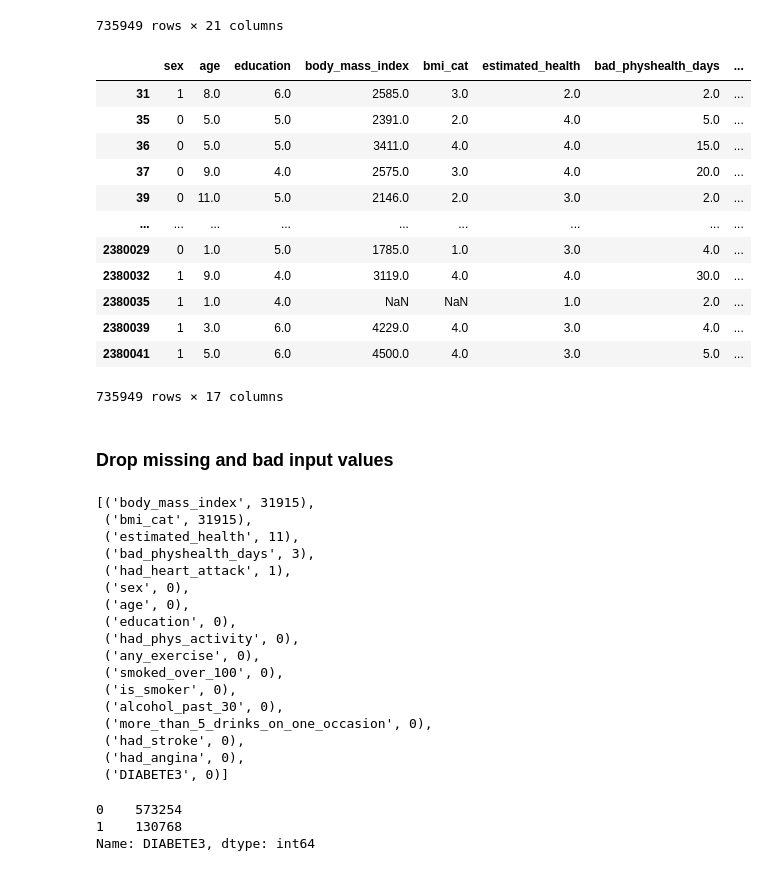
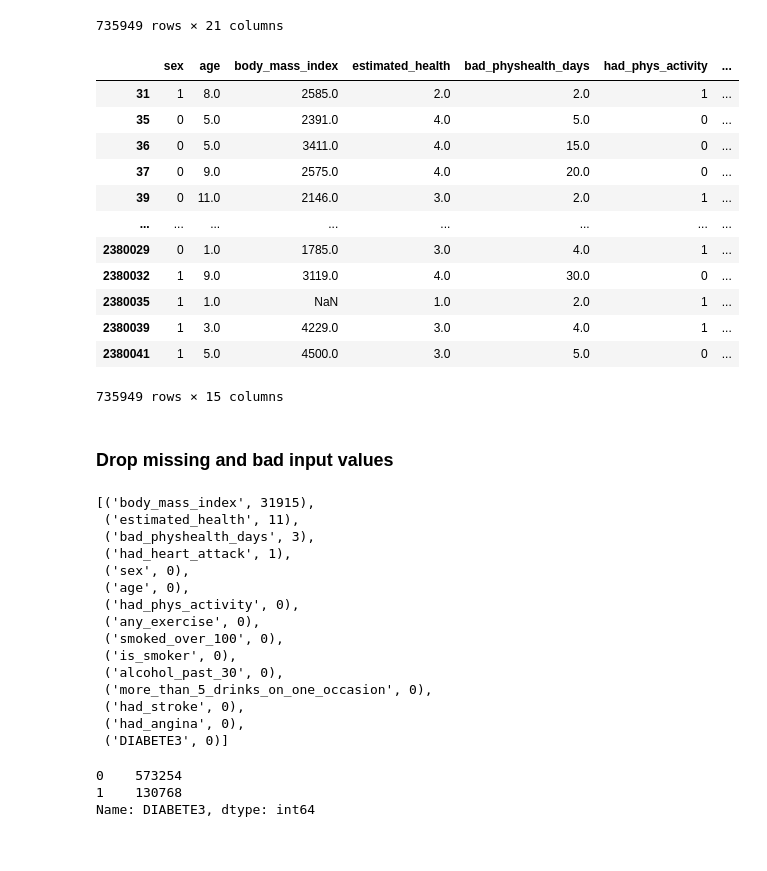
Before and after one commit to n-hundenborn/diabetes-forecasting, a Jupyter notebook: dev_model_training.ipynb, the cells around one changed output. Cells and saved outputs as stored; diff of their text form; code cells hidden in the pictures.

```diff
--- a/dev_model_training.ipynb
+++ b/dev_model_training.ipynb
@@ -181,32 +181,32 @@ df_filtered
 # %%
 selected_features = [
     "age",
     "body_mass_index",
     "estimated_health",
     "bad_physhealth_days",
     "had_phys_activity",
     "is_smoker",
 ]
 
-feature_list = [feature for feature in renames if feature not in ['more_than_5_drinks','average_drinks', 'smokes_daily','one_drink_per_day_month_last_30']]
+feature_list = [feature for feature in renames if feature not in ['more_than_5_drinks','average_drinks', 'smokes_daily','one_drink_per_day_month_last_30', 'bmi_cat', 'education']]
 
 df_filtered = df_filtered.loc[:, feature_list + [target_name]]
 
 df_filtered
 # %% [output]
-|  | sex | age | education | body_mass_index | bmi_cat | estimated_health | bad_physhealth_days | ... |
-| 31 | 1 | 8.0 | 6.0 | 2585.0 | 3.0 | 2.0 | 2.0 | ... |
-| 35 | 0 | 5.0 | 5.0 | 2391.0 | 2.0 | 4.0 | 5.0 | ... |
-| 36 | 0 | 5.0 | 5.0 | 3411.0 | 4.0 | 4.0 | 15.0 | ... |
-| 37 | 0 | 9.0 | 4.0 | 2575.0 | 3.0 | 4.0 | 20.0 | ... |
-| 39 | 0 | 11.0 | 5.0 | 2146.0 | 2.0 | 3.0 | 2.0 | ... |
-| ... | ... | ... | ... | ... | ... | ... | ... | ... |
-| 2380029 | 0 | 1.0 | 5.0 | 1785.0 | 1.0 | 3.0 | 4.0 | ... |
-| 2380032 | 1 | 9.0 | 4.0 | 3119.0 | 4.0 | 4.0 | 30.0 | ... |
-| 2380035 | 1 | 1.0 | 4.0 | NaN | NaN | 1.0 | 2.0 | ... |
-| 2380039 | 1 | 3.0 | 6.0 | 4229.0 | 4.0 | 3.0 | 4.0 | ... |
-| 2380041 | 1 | 5.0 | 6.0 | 4500.0 | 4.0 | 3.0 | 5.0 | ... |
+|  | sex | age | body_mass_index | estimated_health | bad_physhealth_days | had_phys_activity | ... |
+| 31 | 1 | 8.0 | 2585.0 | 2.0 | 2.0 | 1 | ... |
+| 35 | 0 | 5.0 | 2391.0 | 4.0 | 5.0 | 0 | ... |
+| 36 | 0 | 5.0 | 3411.0 | 4.0 | 15.0 | 0 | ... |
+| 37 | 0 | 9.0 | 2575.0 | 4.0 | 20.0 | 0 | ... |
+| 39 | 0 | 11.0 | 2146.0 | 3.0 | 2.0 | 1 | ... |
+| ... | ... | ... | ... | ... | ... | ... | ... |
+| 2380029 | 0 | 1.0 | 1785.0 | 3.0 | 4.0 | 1 | ... |
+| 2380032 | 1 | 9.0 | 3119.0 | 4.0 | 30.0 | 0 | ... |
+| 2380035 | 1 | 1.0 | NaN | 1.0 | 2.0 | 1 | ... |
+| 2380039 | 1 | 3.0 | 4229.0 | 3.0 | 4.0 | 1 | ... |
+| 2380041 | 1 | 5.0 | 4500.0 | 3.0 | 5.0 | 0 | ... |
-735949 rows × 17 columns
+735949 rows × 15 columns
 # %% [markdown]
 ### Drop missing and bad input values
 # %%
@@ -223,13 +223,11 @@ cols_with_nan_amounts
 #     print()
 # %% [output]
 [('body_mass_index', 31915),
- ('bmi_cat', 31915),
  ('estimated_health', 11),
  ('bad_physhealth_days', 3),
  ('had_heart_attack', 1),
  ('sex', 0),
  ('age', 0),
- ('education', 0),
  ('had_phys_activity', 0),
  ('any_exercise', 0),
  ('smoked_over_100', 0),
```
Also changed, not shown: parts of 3 cells of this notebook.
